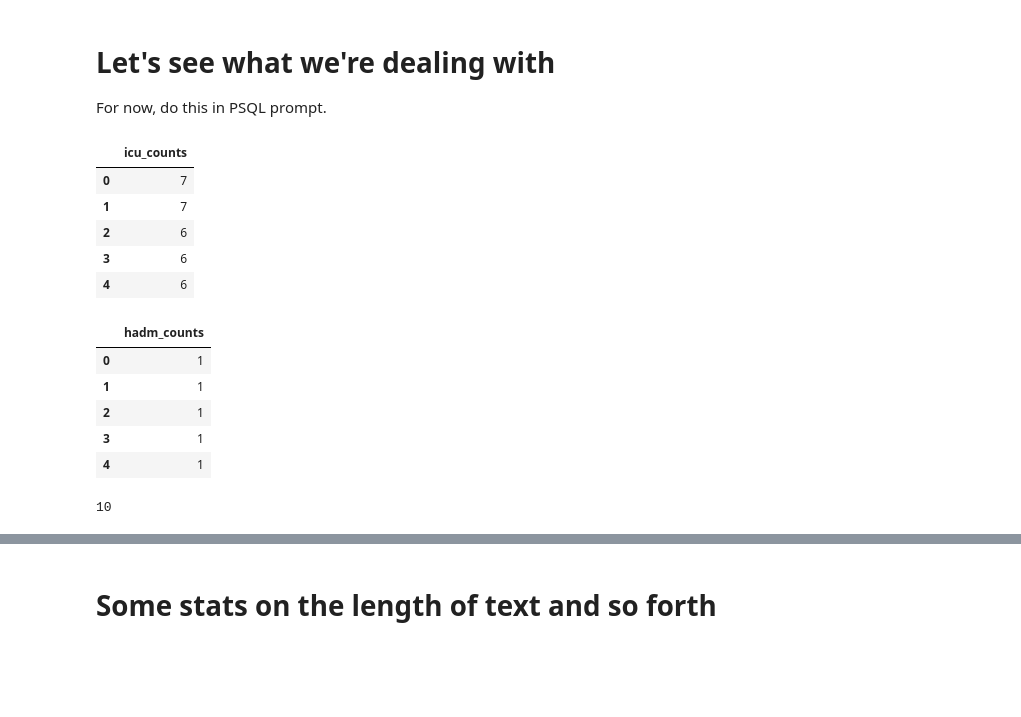
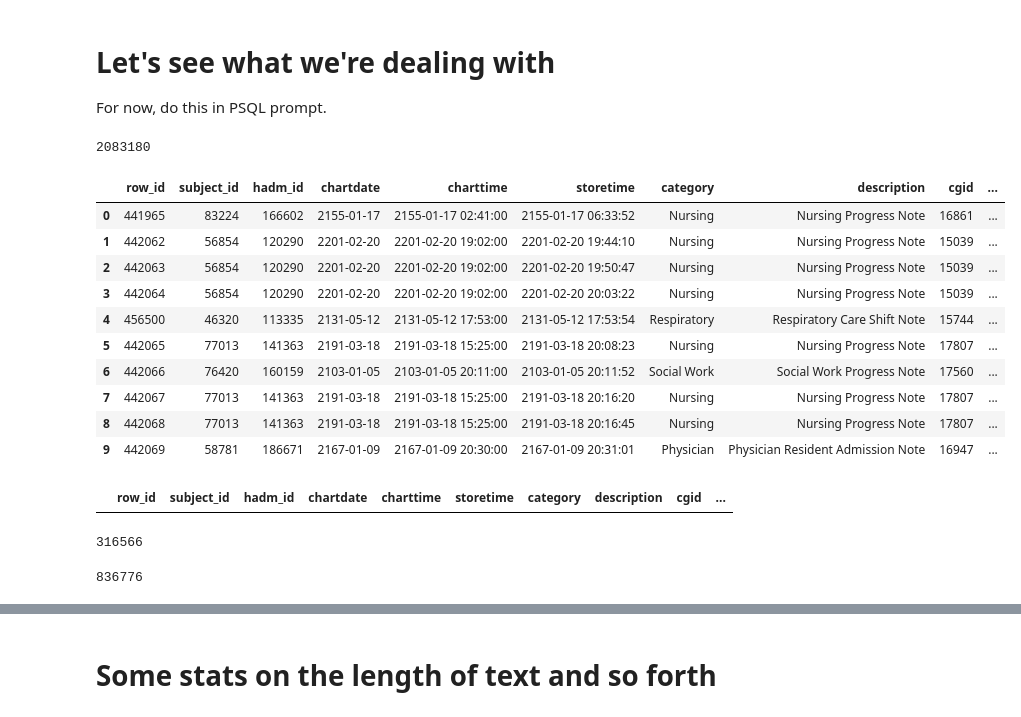
Before and after one commit to johntiger1/multimodal_fairness, a Jupyter notebook: MIMIC-Data-Explore-Text-Stats.ipynb, the cells around one changed output, grey strips where cells are left out. Drawn from its saved outputs; the diff is of its cells as text; code cells hidden in the pictures; blank space fills up the shorter version.

Commit message:
demonstrate that no rows have chartdate null

```diff
--- a/MIMIC-Data-Explore-Text-Stats.ipynb
+++ b/MIMIC-Data-Explore-Text-Stats.ipynb
@@ -31,44 +31,58 @@ con = psycopg2.connect(dbname=dbname, user=user, password=password, host=host)
 # Let's see what we're dealing with
 For now, do this in PSQL prompt.
 # %%
-query = query_schema + """
-SELECT count(icustay_id) as icu_counts
-FROM icustays
-group by hadm_id
-ORDER BY icu_counts DESC
-"""
-df = pd.read_sql_query(query, con)
-df.head()
+# query = query_schema + """
+# SELECT count(icustay_id) as icu_counts
+# FROM icustays
+# group by hadm_id
+# ORDER BY icu_counts DESC
+# """
+# df = pd.read_sql_query(query, con)
+# df.head()
-# %% [output]
-|  | icu_counts |
-| 0 | 7 |
-| 1 | 7 |
-| 2 | 6 |
-| 3 | 6 |
-| 4 | 6 |
 # %%
-query = query_schema + """
-SELECT count(hadm_id) as hadm_counts
-FROM icustays
-group by icustay_id
-ORDER BY hadm_counts DESC
-"""
-df = pd.read_sql_query(query, con)
-df.head()
+# query = query_schema + """
+# SELECT count(hadm_id) as hadm_counts
+# FROM icustays
+# group by icustay_id
+# ORDER BY hadm_counts DESC
+# """
+# df = pd.read_sql_query(query, con)
+# df.head()
-# %% [output]
-|  | hadm_counts |
-| 0 | 1 |
-| 1 | 1 |
-| 2 | 1 |
-| 3 | 1 |
-| 4 | 1 |
 # %%
 query = query_schema + """
 SELECT *
 FROM noteevents
-LIMIT 10
 """
 df = pd.read_sql_query(query, con)
 print(len(df))
 # %% [output]
-10
+2083180
+# %%
+# determine situations where charttime and stortime are empty
+# essentially, where the charttime is null but NOT the storetime and viceversa
+df
+# %% [output]
+|  | row_id | subject_id | hadm_id | chartdate | charttime | storetime | category | description | cgid | ... |
+| 0 | 441965 | 83224 | 166602 | 2155-01-17 | 2155-01-17 02:41:00 | 2155-01-17 06:33:52 | Nursing | Nursing Progress Note | 16861 | ... |
+| 1 | 442062 | 56854 | 120290 | 2201-02-20 | 2201-02-20 19:02:00 | 2201-02-20 19:44:10 | Nursing | Nursing Progress Note | 15039 | ... |
+| 2 | 442063 | 56854 | 120290 | 2201-02-20 | 2201-02-20 19:02:00 | 2201-02-20 19:50:47 | Nursing | Nursing Progress Note | 15039 | ... |
+| 3 | 442064 | 56854 | 120290 | 2201-02-20 | 2201-02-20 19:02:00 | 2201-02-20 20:03:22 | Nursing | Nursing Progress Note | 15039 | ... |
+| 4 | 456500 | 46320 | 113335 | 2131-05-12 | 2131-05-12 17:53:00 | 2131-05-12 17:53:54 | Respiratory | Respiratory Care Shift Note | 15744 | ... |
+| 5 | 442065 | 77013 | 141363 | 2191-03-18 | 2191-03-18 15:25:00 | 2191-03-18 20:08:23 | Nursing | Nursing Progress Note | 17807 | ... |
+| 6 | 442066 | 76420 | 160159 | 2103-01-05 | 2103-01-05 20:11:00 | 2103-01-05 20:11:52 | Social Work | Social Work Progress Note | 17560 | ... |
+| 7 | 442067 | 77013 | 141363 | 2191-03-18 | 2191-03-18 15:25:00 | 2191-03-18 20:16:20 | Nursing | Nursing Progress Note | 17807 | ... |
+| 8 | 442068 | 77013 | 141363 | 2191-03-18 | 2191-03-18 15:25:00 | 2191-03-18 20:16:45 | Nursing | Nursing Progress Note | 17807 | ... |
+| 9 | 442069 | 58781 | 186671 | 2167-01-09 | 2167-01-09 20:30:00 | 2167-01-09 20:31:01 | Physician | Physician Resident Admission Note | 16947 | ... |
+# %%
+# no null chartdates!
+df[df["chartdate"].isnull()]
+# %% [output]
+|  | row_id | subject_id | hadm_id | chartdate | charttime | storetime | category | description | cgid | ... |
+# %%
+len(df[df["charttime"].isnull()])
+# %% [output]
+316566
+# %%
+len(df[df["storetime"].isnull()])
+# %% [output]
+836776
```
Also changed, not shown: parts of 6 cells of this notebook.
